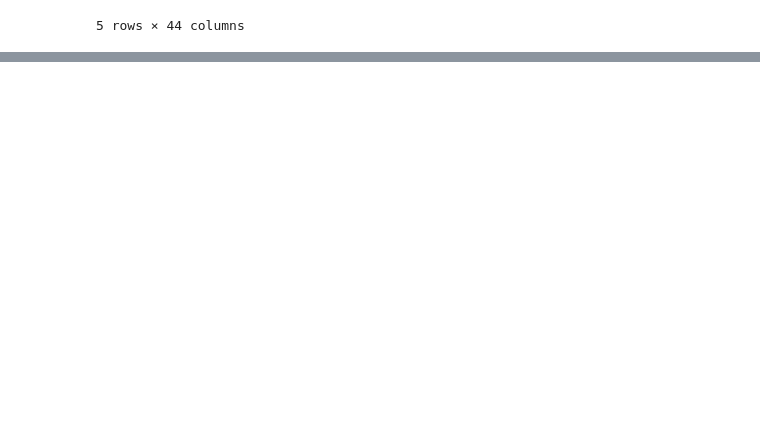
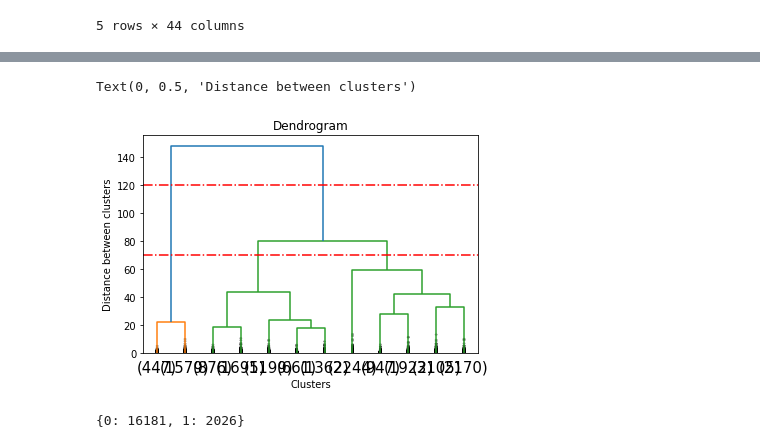
Before and after one commit to ivan-zivic/machine_learning_project_2, a Jupyter notebook: machine_learning_project_2.ipynb, the cells around one changed output, grey strips where cells are left out. Saved outputs shown, nothing was run; the diff lists cells and outputs as text; code cells hidden in the pictures; blank space fills up the shorter version.

```diff
--- a/machine_learning_project_2.ipynb
+++ b/machine_learning_project_2.ipynb
@@ -194,0 +256,22 @@ df[numeric].head()
+# %%
+distance_matrix = linkage(df[numeric], 'ward') # .iloc[: 1000, :]
+dendrogram(distance_matrix, truncate_mode='lastp', p=12, leaf_font_size=15, show_contracted=True)
+plt.axhline(y=120, linestyle='-.', color='red')
+plt.axhline(y=70, linestyle='-.', color='red')
+plt.title('Dendrogram')
+plt.xlabel('Clusters')
+plt.ylabel('Distance between clusters')
+# %% [output]
+Text(0, 0.5, 'Distance between clusters')
+[figure, added]
+# %%
+agglomerative = AgglomerativeClustering(n_clusters=2, affinity='euclidean', linkage='ward')
+agglomerative.fit(df[numeric])
+clusters = agglomerative.labels_
+count = Counter(clusters)
+d = {}
+for value, times in count.most_common():
+    d[value] = times
+d
+# %% [output]
+{0: 16181, 1: 2026}
```
Also changed, not shown: parts of 5 cells of this notebook.
